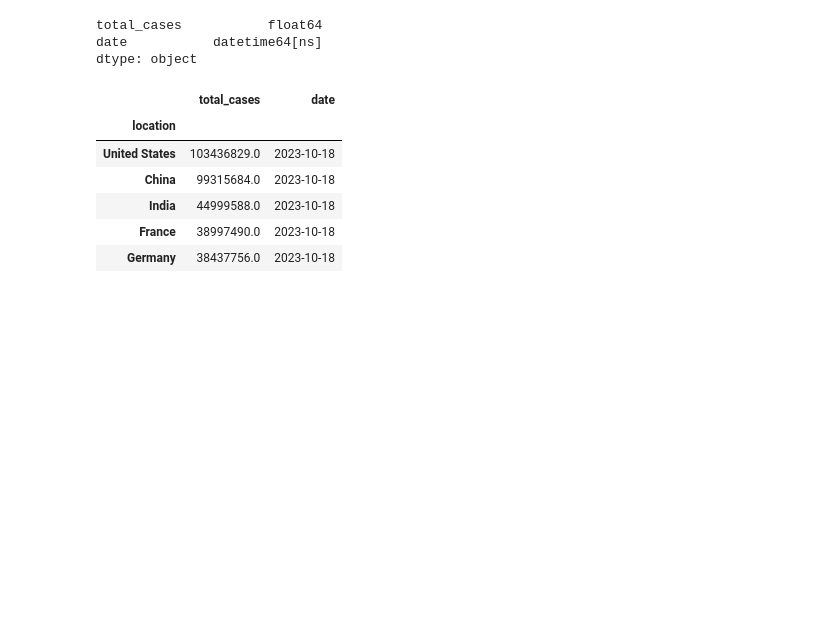
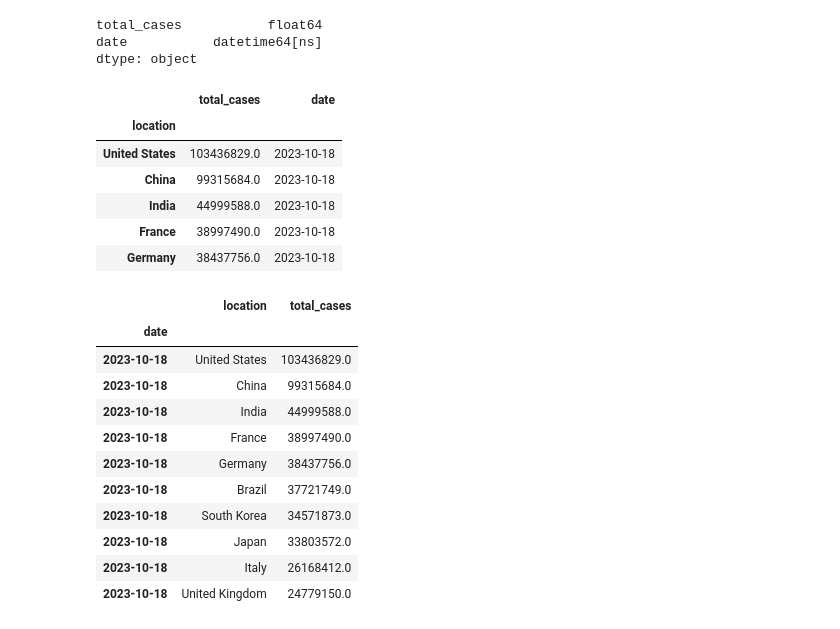
Before and after one commit to datla-ria/Project-1, a Jupyter notebook: project-1.ipynb, the cells around one changed output. Saved outputs shown, nothing was run; the diff lists cells and outputs as text; code cells hidden in the pictures; blank space fills up the shorter version.

Commit message:
re indexed by date

```diff
--- a/project-1.ipynb
+++ b/project-1.ipynb
@@ -260,3 +260,21 @@ dtype: object
 | India | 44999588.0 | 2023-10-18 |
 | France | 38997490.0 | 2023-10-18 |
 | Germany | 38437756.0 | 2023-10-18 |
+# %%
+# index by date
+total_cases_max = total_cases_max.reset_index()
+date_total_cases = total_cases_max.set_index('date')
+date_total_cases.head(10)
+# %% [output]
+|  | location | total_cases |
+| date |  |  |
+| 2023-10-18 | United States | 103436829.0 |
+| 2023-10-18 | China | 99315684.0 |
+| 2023-10-18 | India | 44999588.0 |
+| 2023-10-18 | France | 38997490.0 |
+| 2023-10-18 | Germany | 38437756.0 |
+| 2023-10-18 | Brazil | 37721749.0 |
+| 2023-10-18 | South Korea | 34571873.0 |
+| 2023-10-18 | Japan | 33803572.0 |
+| 2023-10-18 | Italy | 26168412.0 |
+| 2023-10-18 | United Kingdom | 24779150.0 |
```
